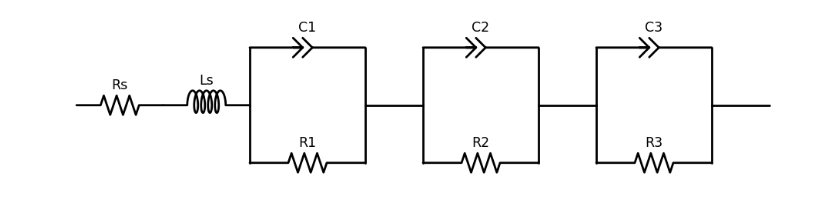
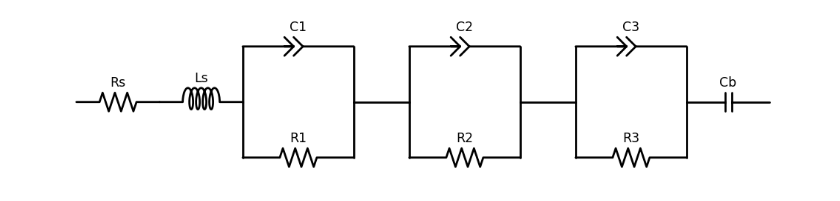
Before and after one commit to EricViklund/nbeis, a Jupyter notebook: DRT-Compute-3.ipynb, the cells around one changed output. Cells and saved outputs as stored; diff of their text form; code cells hidden in the pictures.

```diff
--- a/DRT-Compute-3.ipynb
+++ b/DRT-Compute-3.ipynb
@@ -515,32 +640,34 @@ import schemdraw.elements as elm
 with schemdraw.Drawing() as d:
     Rs = d.add(elm.Resistor().label('Rs').length(d.unit*0.75))
     Ls = d.add(elm.Inductor2().label('Ls').length(d.unit*0.75))
     d.push()
     d += elm.Line().length(d.unit*0.5).up()
     C1 = d.add(elm.CPE().label('C1').right())
     d += elm.Line().length(d.unit*0.5).down()
     d.pop()
     d += elm.Line().length(d.unit*0.5).down()
     R1 = d.add(elm.Resistor().label('R1').right())
     d += elm.Line().length(d.unit*0.5).up()
     d += elm.Line().length(d.unit*0.5).right()
     d.push()
     d += elm.Line().length(d.unit*0.5).up()
     C2 = d.add(elm.CPE().label('C2').right())
     d += elm.Line().length(d.unit*0.5).down()
     d.pop()
     d += elm.Line().length(d.unit*0.5).down()
     R2 = d.add(elm.Resistor().label('R2').right())
     d += elm.Line().length(d.unit*0.5).up()
     d += elm.Line().length(d.unit*0.5).right()
     d.push()
     d += elm.Line().length(d.unit*0.5).up()
     C3 = d.add(elm.CPE().label('C3').right())
     d += elm.Line().length(d.unit*0.5).down()
     d.pop()
     d += elm.Line().length(d.unit*0.5).down()
     R3 = d.add(elm.Resistor().label('R3').right())
     d += elm.Line().length(d.unit*0.5).up()
-    d += elm.Line().length(d.unit*0.5).right()
+    Cb = d.add(elm.Capacitor().label('Cb').length(d.unit*0.75).right())
+
+    d.save('figures/ec.png')
 # %% [output]
-[figure, old version]
+[figure, new version]
```
Also changed, not shown: parts of 9 cells of this notebook, 6 other files.
